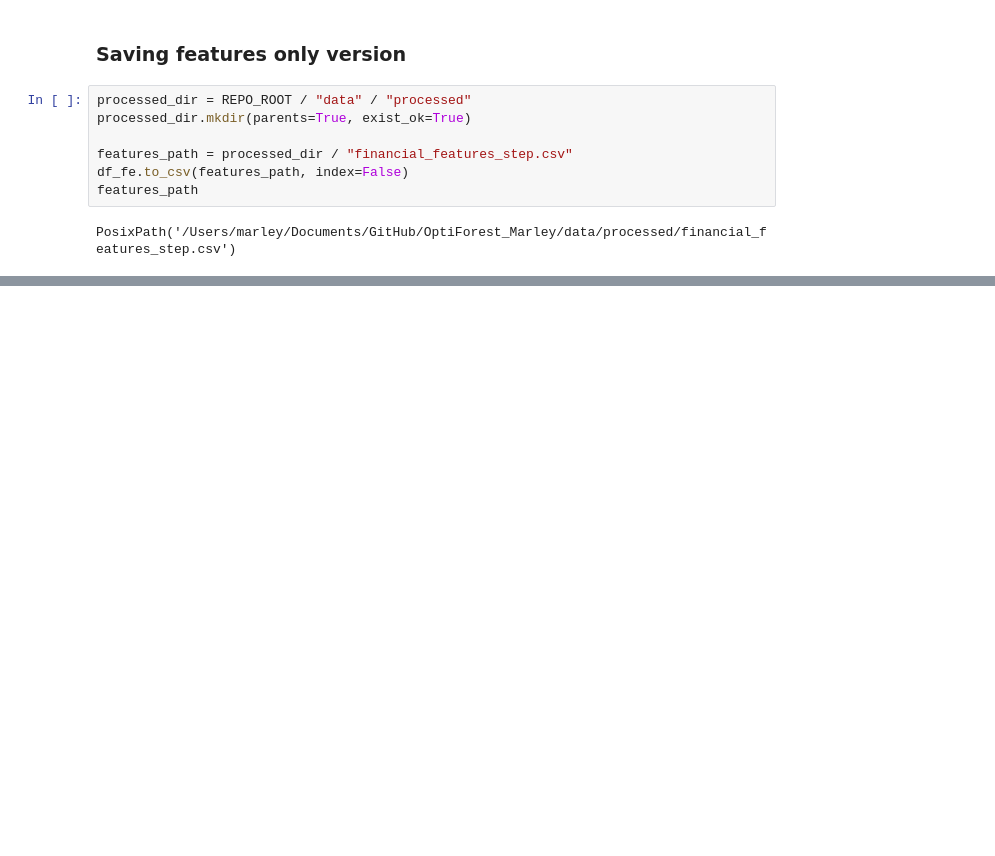
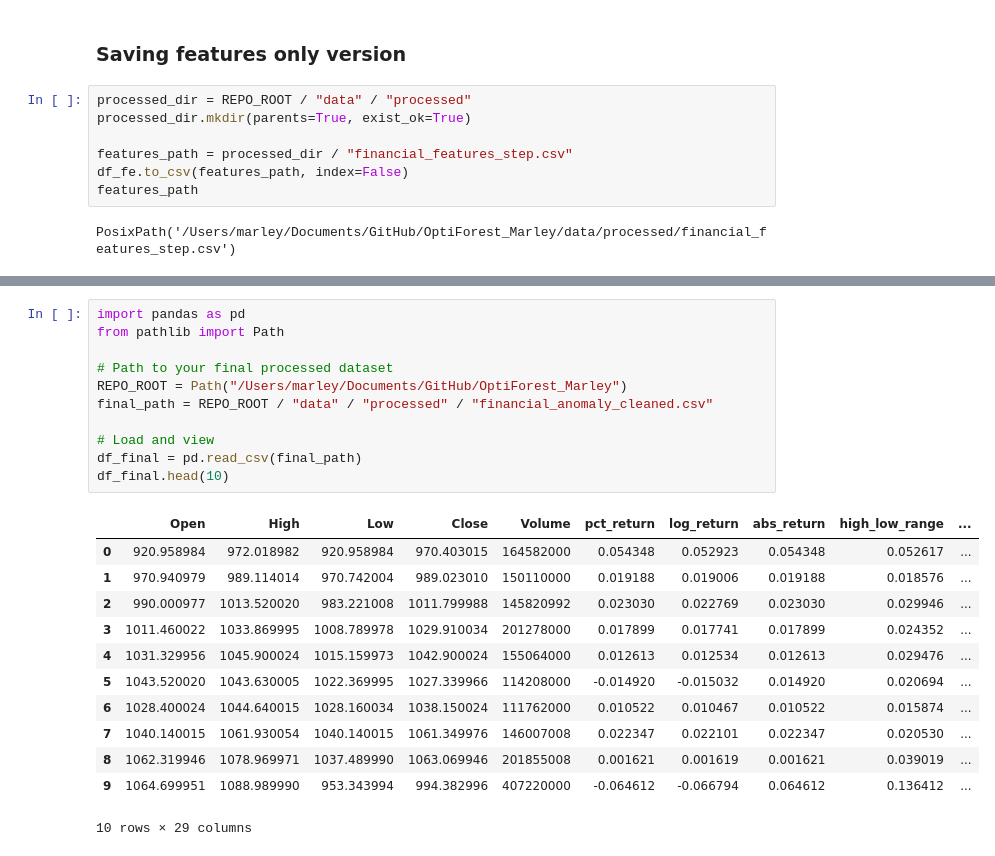
Before and after one commit to marleybharat/OptIForest, a Jupyter notebook: data_construction.ipynb, the cells around one changed output, grey strips where cells are left out. Saved outputs shown, nothing was run; the diff lists cells and outputs as text; blank space fills up the shorter version.

```diff
--- a/data_construction.ipynb
+++ b/data_construction.ipynb
@@ -365,0 +488,24 @@ PosixPath('/Users/marley/Documents/GitHub/OptiForest_Marley/data/processed/finan
+# %%
+import pandas as pd
+from pathlib import Path
+
+# Path to your final processed dataset
+REPO_ROOT = Path("/Users/marley/Documents/GitHub/OptiForest_Marley")
+final_path = REPO_ROOT / "data" / "processed" / "financial_anomaly_cleaned.csv"
+
+# Load and view
+df_final = pd.read_csv(final_path)
+df_final.head(10)
+# %% [output]
+|  | Open | High | Low | Close | Volume | pct_return | log_return | abs_return | high_low_range | ... |
+| 0 | 920.958984 | 972.018982 | 920.958984 | 970.403015 | 164582000 | 0.054348 | 0.052923 | 0.054348 | 0.052617 | ... |
+| 1 | 970.940979 | 989.114014 | 970.742004 | 989.023010 | 150110000 | 0.019188 | 0.019006 | 0.019188 | 0.018576 | ... |
+| 2 | 990.000977 | 1013.520020 | 983.221008 | 1011.799988 | 145820992 | 0.023030 | 0.022769 | 0.023030 | 0.029946 | ... |
+| 3 | 1011.460022 | 1033.869995 | 1008.789978 | 1029.910034 | 201278000 | 0.017899 | 0.017741 | 0.017899 | 0.024352 | ... |
+| 4 | 1031.329956 | 1045.900024 | 1015.159973 | 1042.900024 | 155064000 | 0.012613 | 0.012534 | 0.012613 | 0.029476 | ... |
+| 5 | 1043.520020 | 1043.630005 | 1022.369995 | 1027.339966 | 114208000 | -0.014920 | -0.015032 | 0.014920 | 0.020694 | ... |
+| 6 | 1028.400024 | 1044.640015 | 1028.160034 | 1038.150024 | 111762000 | 0.010522 | 0.010467 | 0.010522 | 0.015874 | ... |
+| 7 | 1040.140015 | 1061.930054 | 1040.140015 | 1061.349976 | 146007008 | 0.022347 | 0.022101 | 0.022347 | 0.020530 | ... |
+| 8 | 1062.319946 | 1078.969971 | 1037.489990 | 1063.069946 | 201855008 | 0.001621 | 0.001619 | 0.001621 | 0.039019 | ... |
+| 9 | 1064.699951 | 1088.989990 | 953.343994 | 994.382996 | 407220000 | -0.064612 | -0.066794 | 0.064612 | 0.136412 | ... |
+10 rows × 29 columns
```
Also changed, not shown: parts of 13 cells of this notebook.
